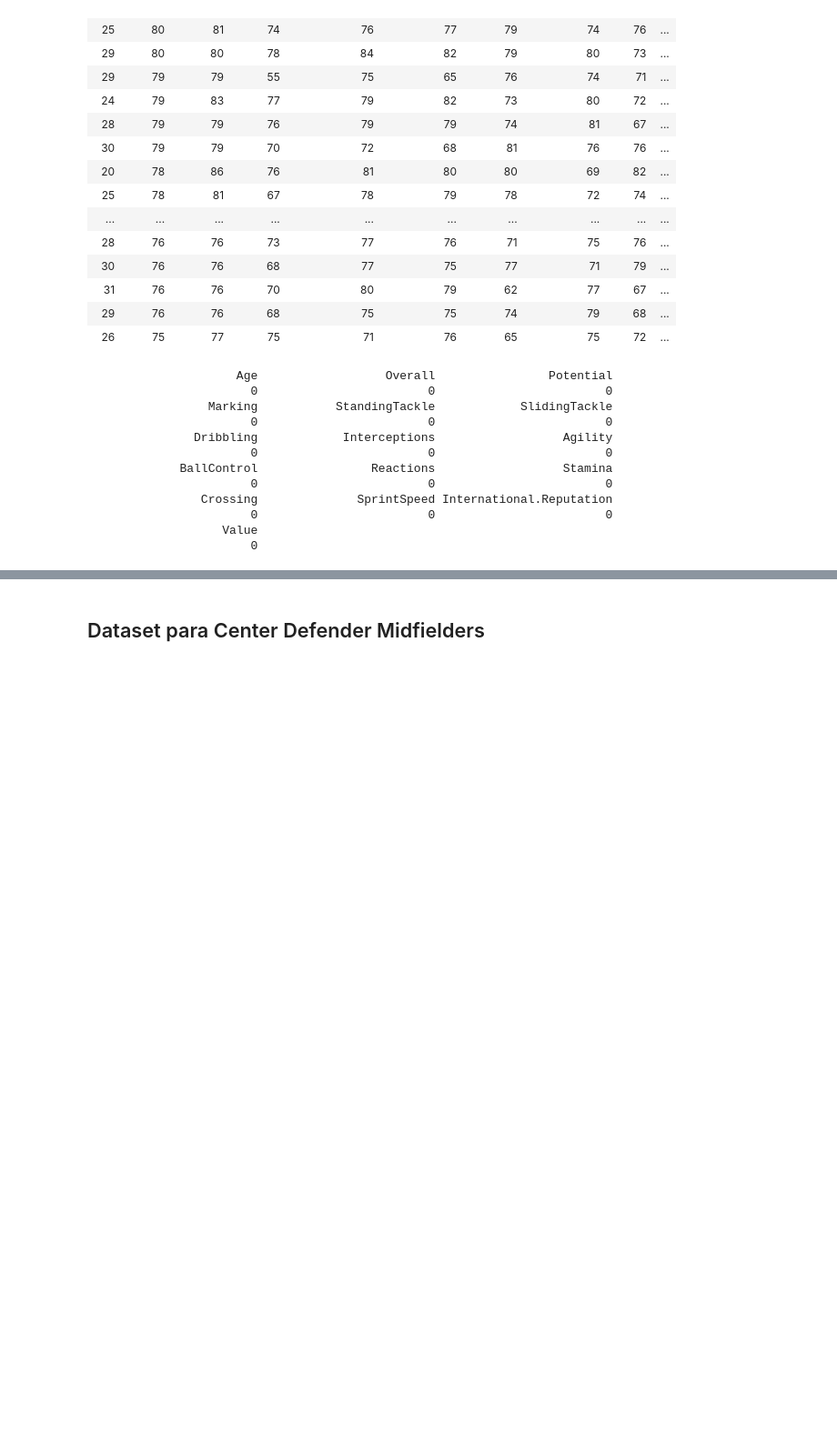
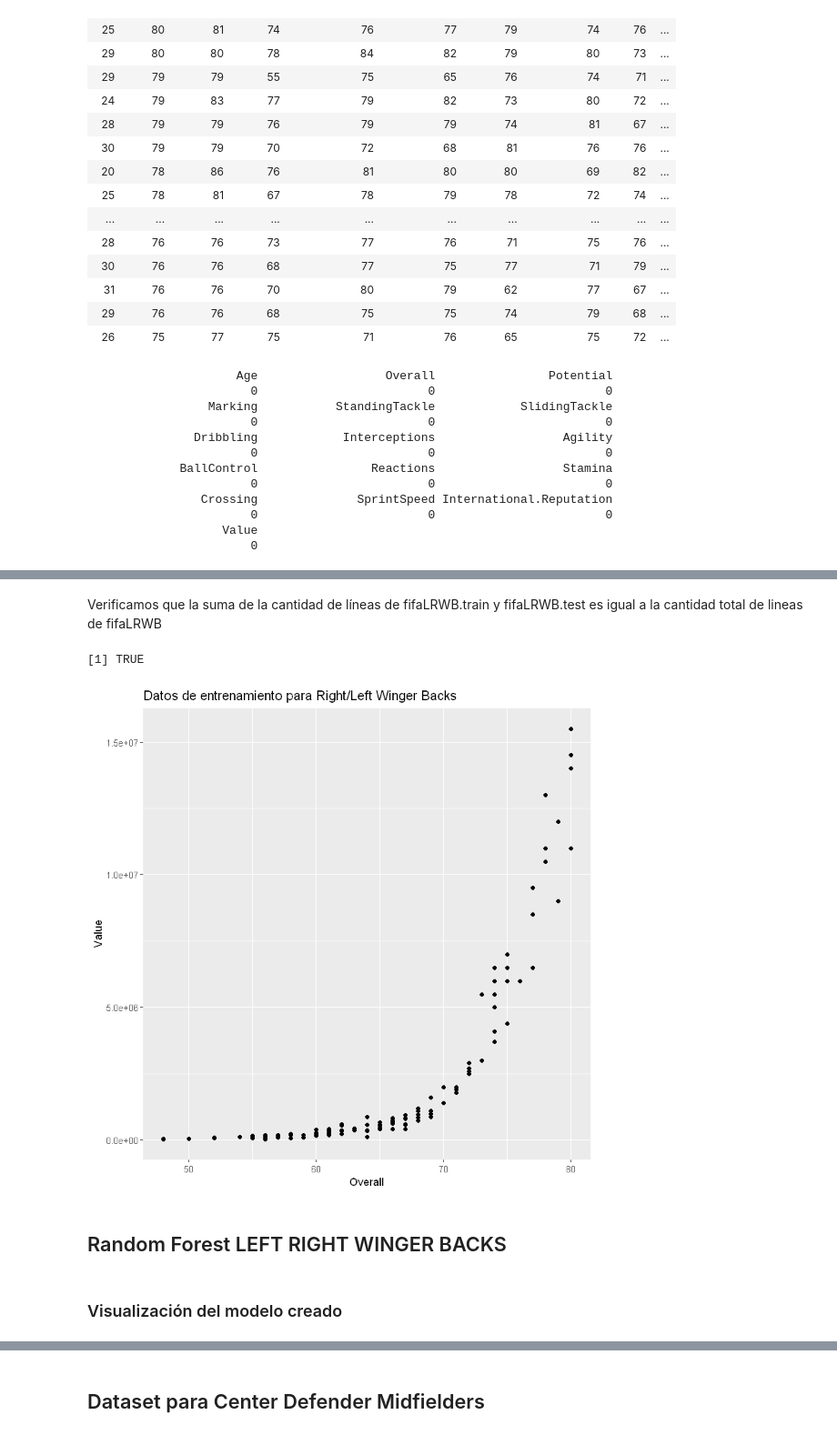
Before and after one commit to LauraRodriguezCanova/MachineLearning, a Jupyter notebook: TallerMachineLearning_DevIT.ipynb, the cells around one changed output, grey strips where cells are left out. Shown: that part at 91% size. Drawn from its saved outputs; the diff is of its cells as text; code cells hidden in the pictures; blank space fills up the shorter version.

```diff
--- a/TallerMachineLearning_DevIT.ipynb
+++ b/TallerMachineLearning_DevIT.ipynb
@@ -1372,3 +1615,8 @@ colSums(is.na(fifaLRWB))
                        0                        0                        0
                    Value
                        0
+# %%
+#Aplicamos PCA al dataset de Right/Left Winger Backs a todas las columnas menos "Name" y "Nationality" las cuales no fueron incluídas
+names(fifaLRWB)
+fifaLRWB.pca <- prcomp(fifaLRWB [c(1:16)], center = TRUE,scale. = TRUE)
+summary(fifaLRWB.pca)
@@ -1374,0 +1673,7 @@ colSums(is.na(fifaLRWB))
+# %%
+set.seed(1500)
+indexes_fifaLRWB <- createDataPartition(fifaLRWB$Value,times = 1,
+                               p = 0.8, # 80% para entrenar, 20% para evaluar
+                               list = FALSE)
+fifaLRWB.train <- fifaLRWB[indexes_fifaLRWB,]
+fifaLRWB.test <- fifaLRWB[-indexes_fifaLRWB,]
@@ -1374,0 +1706,15 @@ colSums(is.na(fifaLRWB))
+# %% [markdown]
+Verificamos que la suma de la cantidad de líneas de fifaLRWB.train y fifaLRWB.test es igual a la cantidad total de lineas de fifaLRWB
+# %%
+nrow(fifaLRWB.train) + nrow(fifaLRWB.test) == nrow(fifaLRWB)
+# %% [output]
+[1] TRUE
+# %%
+ggplot() + geom_point(data = fifaLRWB.train, aes(x = Overall, y = Value)) +
+  xlab("Overall") +
+  ylab("Value") +
+  ggtitle("Datos de entrenamiento para Right/Left Winger Backs")
+# %% [output]
+[figure, added]
+# %% [markdown]
+## Random Forest LEFT RIGHT WINGER BACKS
@@ -1374,0 +1726,2 @@ colSums(is.na(fifaLRWB))
+# %% [markdown]
+### Visualización del modelo creado
```
Also changed, not shown: parts of 79 cells of this notebook, 1 other file.
